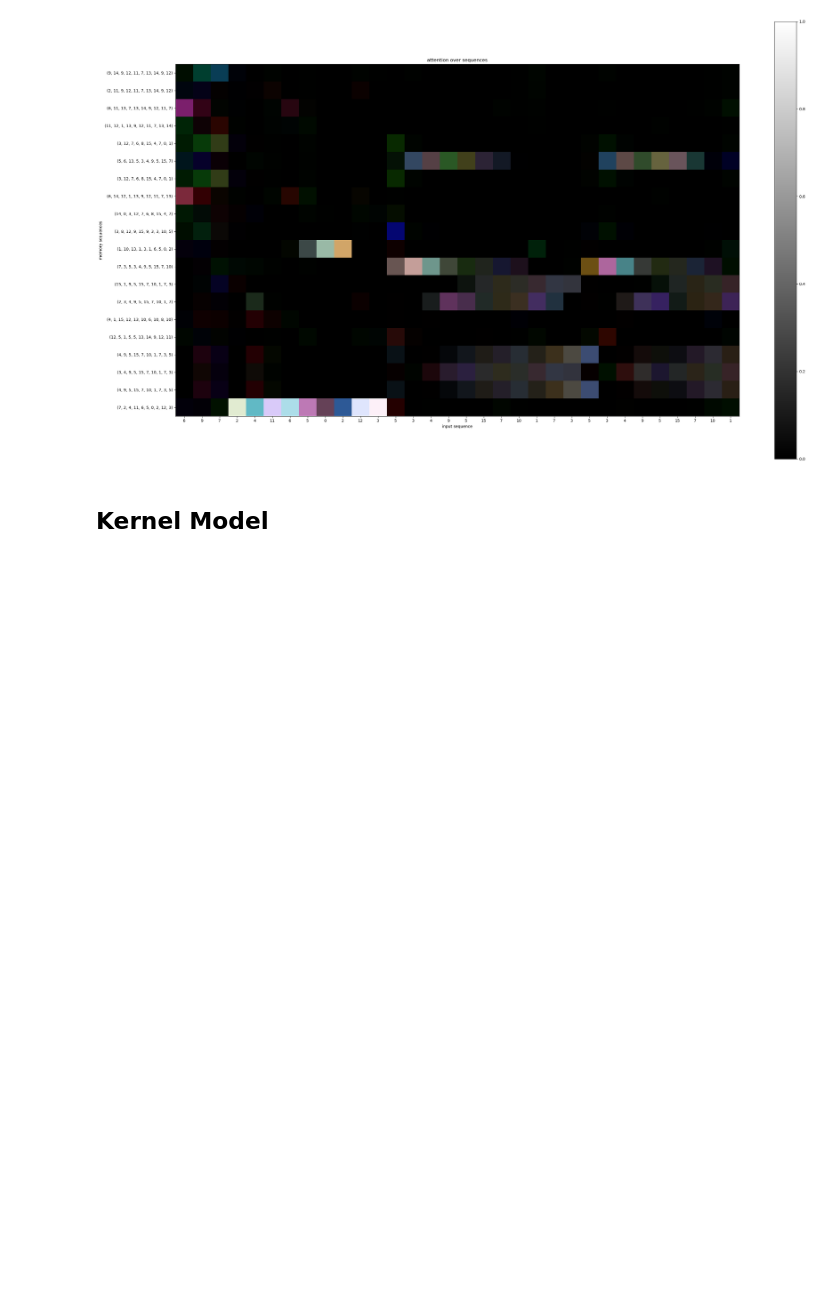
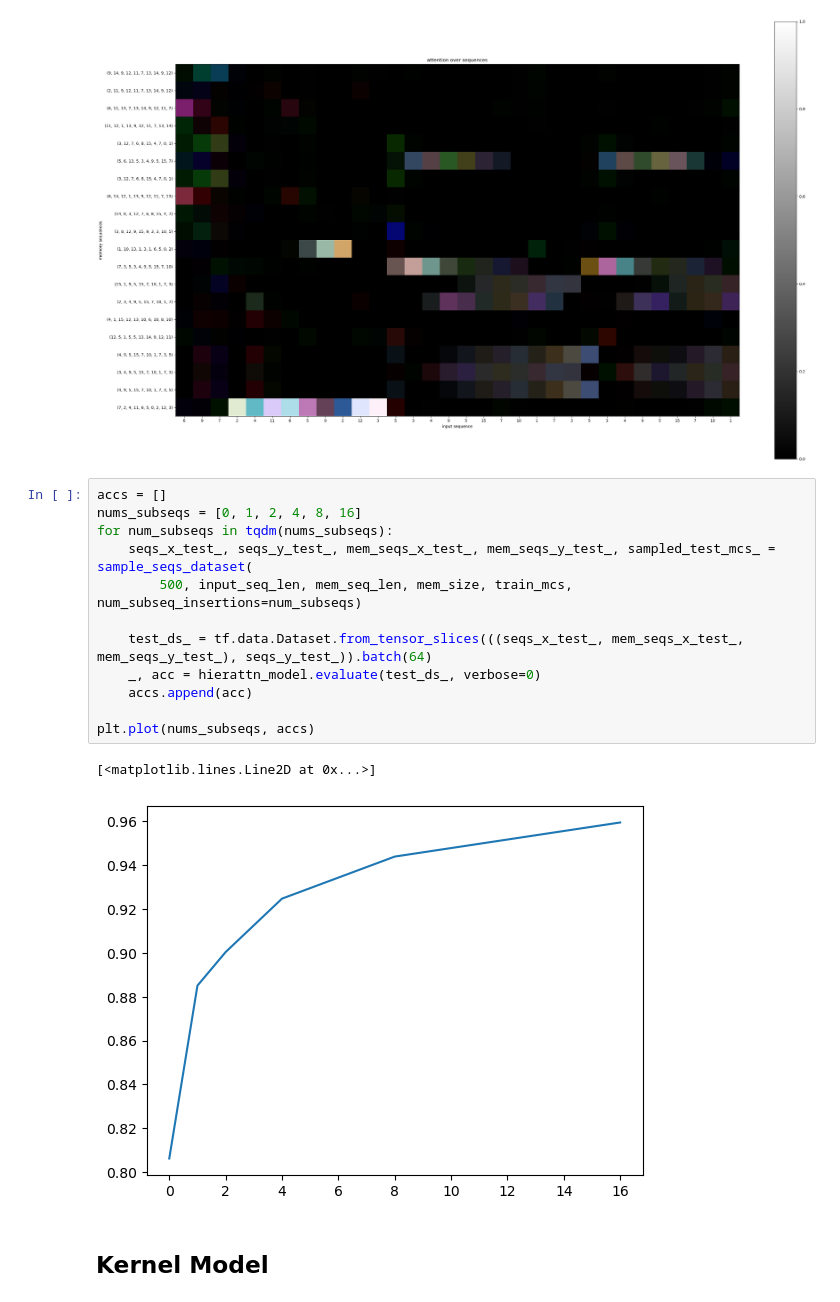
Before and after one commit to Awni00/hierarchical-attention-external-memory, a Jupyter notebook: experiments/mixture_markov_chains.ipynb, the cells around one changed output. Drawn from its saved outputs; the diff is of its cells as text; blank space fills up the shorter version.

```diff
--- a/experiments/mixture_markov_chains.ipynb
+++ b/experiments/mixture_markov_chains.ipynb
@@ -323,6 +323,21 @@ y: [ 9  7  2  4 11  6  5  0  2 12  3  5  3  4  9  5 15  7 10  1  7  3  5  3
   True  True  True  True  True  True  True  True]
 [figure]
 [figure]
+# %%
+accs = []
+nums_subseqs = [0, 1, 2, 4, 8, 16]
+for num_subseqs in tqdm(nums_subseqs):
+    seqs_x_test_, seqs_y_test_, mem_seqs_x_test_, mem_seqs_y_test_, sampled_test_mcs_ = sample_seqs_dataset(
+        500, input_seq_len, mem_seq_len, mem_size, train_mcs, num_subseq_insertions=num_subseqs)
+
+    test_ds_ = tf.data.Dataset.from_tensor_slices(((seqs_x_test_, mem_seqs_x_test_, mem_seqs_y_test_), seqs_y_test_)).batch(64)
+    _, acc = hierattn_model.evaluate(test_ds_, verbose=0)
+    accs.append(acc)
+
+plt.plot(nums_subseqs, accs)
+# %% [output]
+[<matplotlib.lines.Line2D at 0x...>]
+[figure, added]
 # %% [markdown]
 ## Kernel Model
 # %%
```
Also changed, not shown: parts of 2 cells of this notebook.
